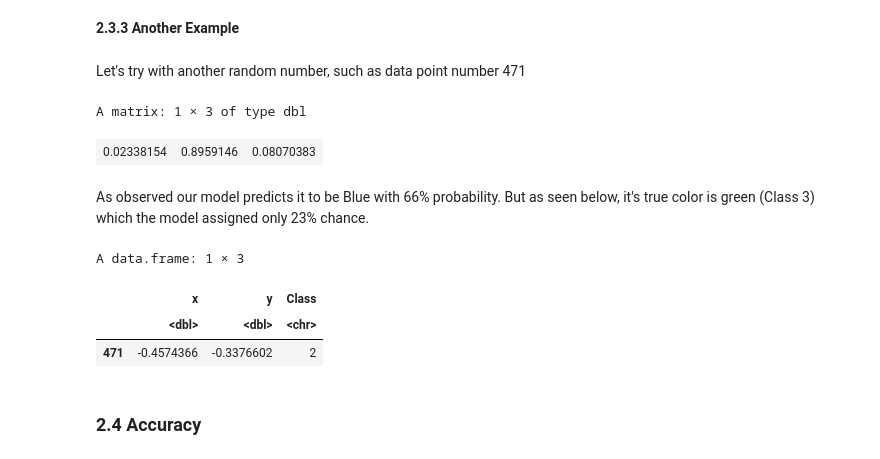
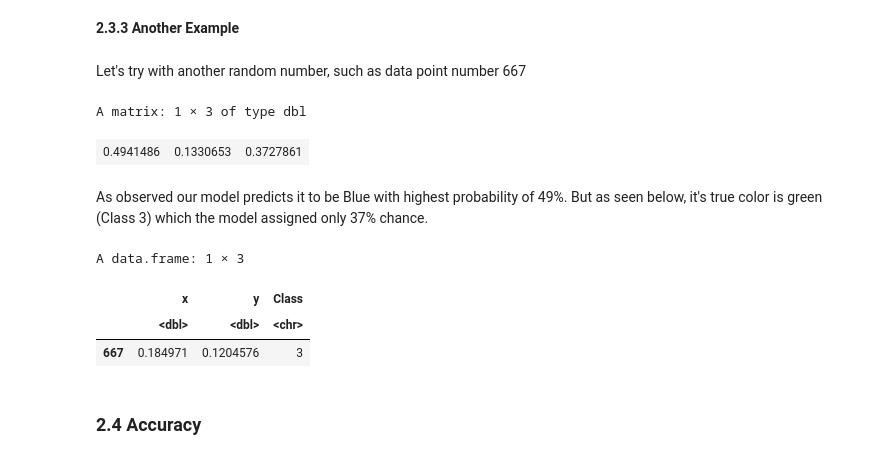
Before and after one commit to juan-cristobal-andrews/Linear-Classifier-with-Softmax, a Jupyter notebook: Linear-Classifier-with-Softmax.ipynb, the cells around one changed output. Saved outputs shown, nothing was run; the diff lists cells and outputs as text; code cells hidden in the pictures.

```diff
--- a/Linear-Classifier-with-Softmax.ipynb
+++ b/Linear-Classifier-with-Softmax.ipynb
@@ -209,24 +209,24 @@ As seen above, we calculate a 96% chance of this data point being red, which is
 # %% [markdown]
 <b>2.3.3 Another Example</b>
 # %% [markdown]
-Let's try with another random number, such as data point number 471
+Let's try with another random number, such as data point number 667
 # %%
-sample_score <- c(SampleData[471,]$x,SampleData[471,]$y) %*% W + b
+sample_score <- c(SampleData[667,]$x,SampleData[667,]$y) %*% W + b
 exponencial_score <- exp(sample_score)
 probabilities <- exponencial_score / rowSums(exponencial_score)
 probabilities
 # %% [output]
 A matrix: 1 × 3 of type dbl
-| 0.02338154 | 0.8959146 | 0.08070383 |
+| 0.4941486 | 0.1330653 | 0.3727861 |
 # %% [markdown]
-As observed our model predicts it to be Blue with 66% probability. But as seen below, it's true color is green (Class 3) which the model assigned only 23% chance.
+As observed our model predicts it to be Blue with highest probability of 49%. But as seen below, it's true color is green (Class 3) which the model assigned only 37% chance.
 # %%
-SampleData[471,]
+SampleData[667,]
 # %% [output]
 A data.frame: 1 × 3
 |  | x | y | Class |
 |  | <dbl> | <dbl> | <chr> |
-| 471 | -0.4574366 | -0.3376602 | 2 |
+| 667 | 0.184971 | 0.1204576 | 3 |
 # %% [markdown]
 ### 2.4 Accuracy
 # %% [markdown]
```
Also changed, not shown: parts of 4 cells of this notebook, 1 other file.
